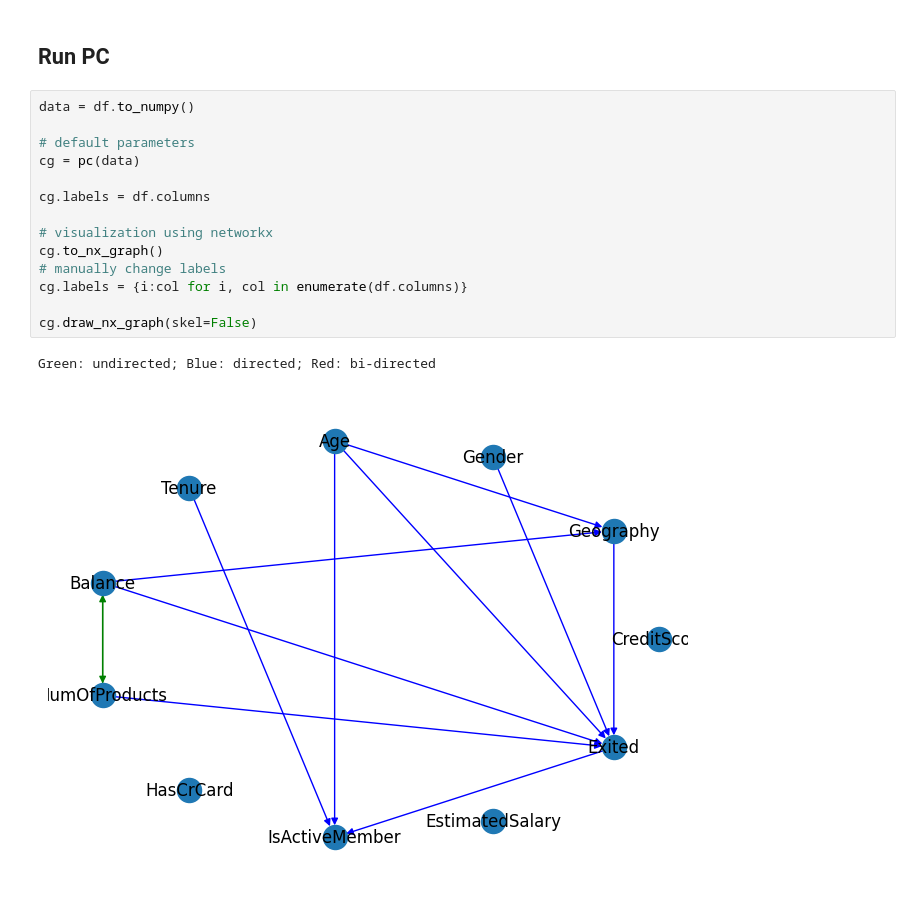
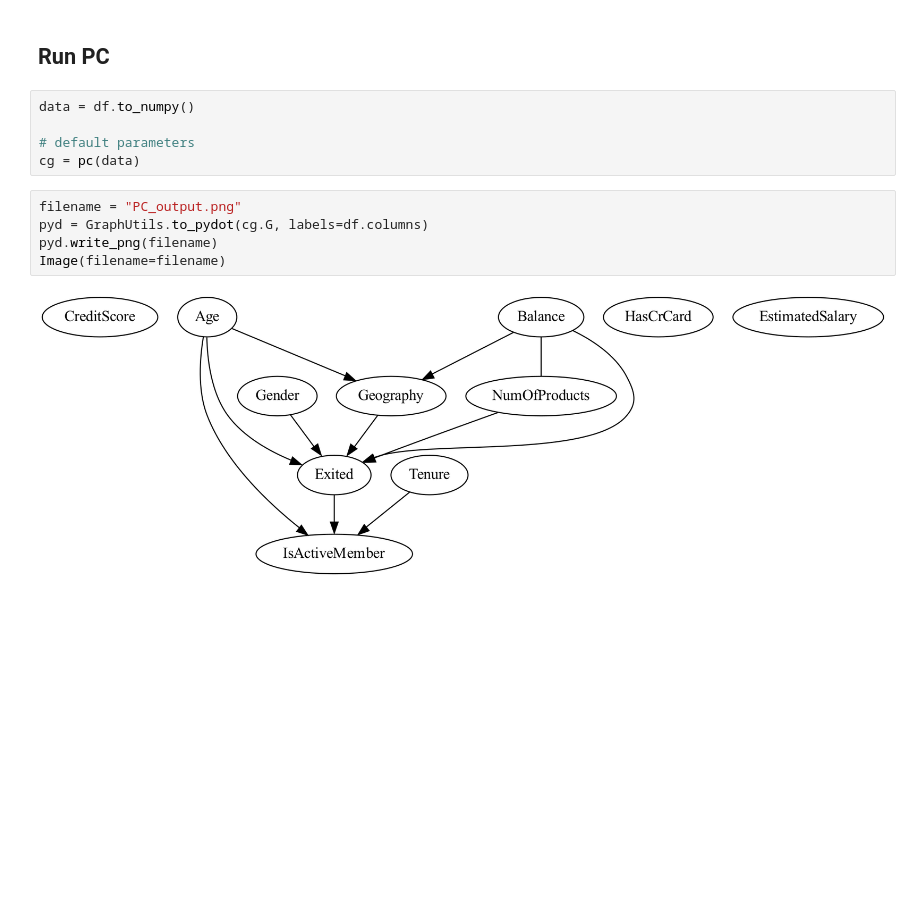
Before and after one commit to nathanluskey/Project_80816, a Jupyter notebook: Algorithms/PC.ipynb, the cells around one changed output. Cells and saved outputs as stored; diff of their text form; blank space fills up the shorter version.

Commit message:
Updated Image to GraphViz

```diff
--- a/Algorithms/PC.ipynb
+++ b/Algorithms/PC.ipynb
@@ -68,20 +68,15 @@ dtype: object
 | 4 | 7 | 2 | 0 | 7 | 1 | 5 | 0 | 1 | 1 | ... |
 # %% [markdown]
 ## Run PC
-# %%
-data = df.to_numpy()
-
-# default parameters
-cg = pc(data)
-
-cg.labels = df.columns
-
-# visualization using networkx
-cg.to_nx_graph()
-# manually change labels
-cg.labels = {i:col for i, col in enumerate(df.columns)}
-
-cg.draw_nx_graph(skel=False)
-# %% [output]
-Green: undirected; Blue: directed; Red: bi-directed
-[figure, removed]
+# %%
+data = df.to_numpy()
+
+# default parameters
+cg = pc(data)
+# %%
+filename = "PC_output.png"
+pyd = GraphUtils.to_pydot(cg.G, labels=df.columns)
+pyd.write_png(filename)
+Image(filename=filename)
+# %% [output]
+[figure, added]
```
Also changed, not shown: parts of 1 cell of this notebook, 1 other file.
